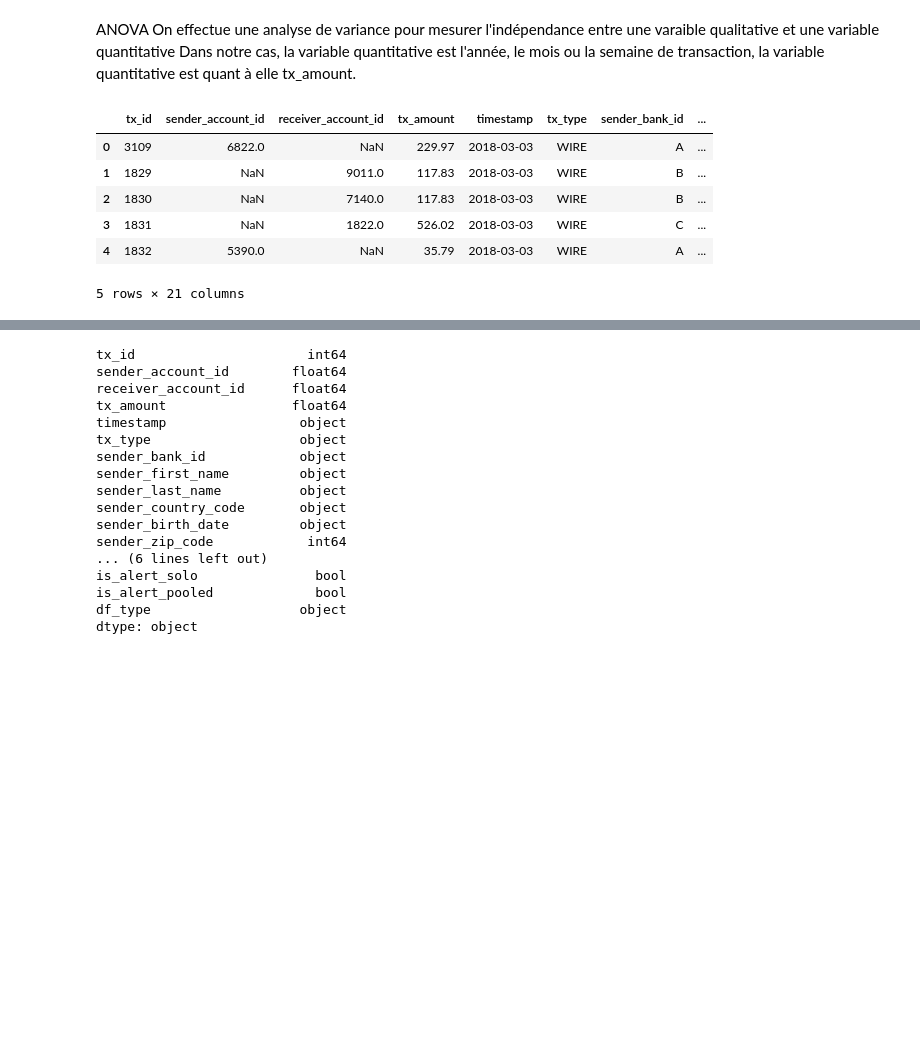
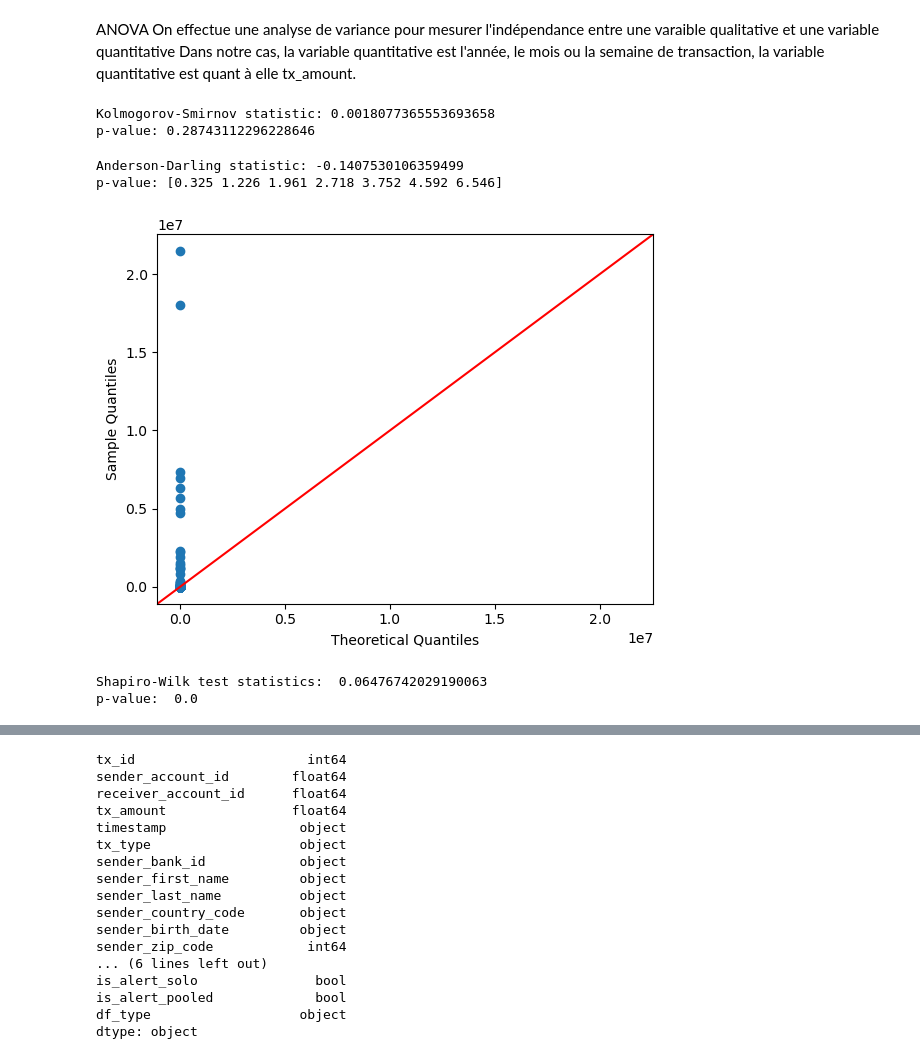
Before and after one commit to CorentinPernot/Statapp, a Jupyter notebook: Notebook/tests_stat.ipynb, the cells around one changed output, grey strips where cells are left out. Drawn from its saved outputs; the diff is of its cells as text; code cells hidden in the pictures; blank space fills up the shorter version.

Commit message:
test stats

```diff
--- a/Notebook/tests_stat.ipynb
+++ b/Notebook/tests_stat.ipynb
@@ -16,13 +16,39 @@ df_B=pd.read_csv("/Users/corentinpla/Documents/C-2-Statap/transactions_B.csv")
 
 df_A["df_type"]="A"
 df_B["df_type"]="B"
-# %%
-df_A.head()
-# %% [output]
-|  | tx_id | sender_account_id | receiver_account_id | tx_amount | timestamp | tx_type | sender_bank_id | ... |
-| 0 | 3109 | 6822.0 | NaN | 229.97 | 2018-03-03 | WIRE | A | ... |
-| 1 | 1829 | NaN | 9011.0 | 117.83 | 2018-03-03 | WIRE | B | ... |
-| 2 | 1830 | NaN | 7140.0 | 117.83 | 2018-03-03 | WIRE | B | ... |
-| 3 | 1831 | NaN | 1822.0 | 526.02 | 2018-03-03 | WIRE | C | ... |
-| 4 | 1832 | 5390.0 | NaN | 35.79 | 2018-03-03 | WIRE | A | ... |
-5 rows × 21 columns
+# %%
+from scipy.stats import ks_2samp
+
+# Generate two sets of random data
+data1 = df_A["tx_id"]
+data2 = df_B["tx_id"]
+
+# Perform the Kolmogorov-Smirnov test
+stat, p = ks_2samp(data1, data2)
+
+# Print the test statistic and p-value
+print('Kolmogorov-Smirnov statistic:', stat)
+print('p-value:', p)
+# %% [output]
+Kolmogorov-Smirnov statistic: 0.0018077365553693658
+p-value: 0.28743112296228646
+# %%
+from scipy.stats import anderson_ksamp
+import numpy as np
+
+
+# Perform the Anderson-Darling test
+result = anderson_ksamp([data1, data2])
+
+# Print the test statistic and p-value
+print('Anderson-Darling statistic:', result.statistic)
+print('critical values:', result.critical_values)
+# %% [output]
+Anderson-Darling statistic: -0.1407530106359499
+p-value: [0.325 1.226 1.961 2.718 3.752 4.592 6.546]
+# %%
+df_sample=df_A.sample(n=1000)
+sm.qqplot(df_sample["tx_amount"], line ='45')
+plt.show()
+# %% [output]
+[figure, added]
@@ -29,2 +57,10 @@ df_A.head()
+# %%
+
+stat, p = shapiro(df_sample["tx_amount"])
+print("Shapiro-Wilk test statistics: ", stat)
+print("p-value: ", p)
+# %% [output]
+Shapiro-Wilk test statistics:  0.06476742029190063
+p-value:  0.0
 # %%
 df_concat=pd.concat([df_A,df_B])
```
Also changed, not shown: parts of 2 cells of this notebook.
